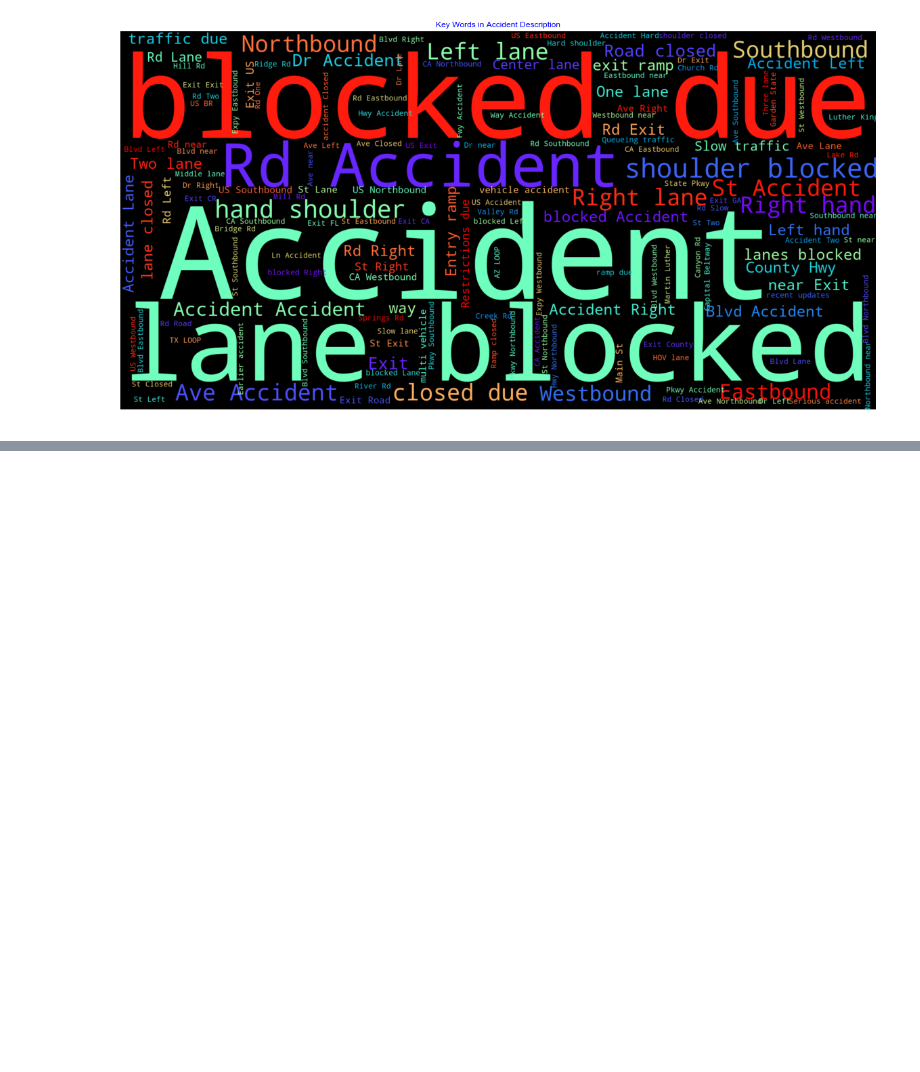
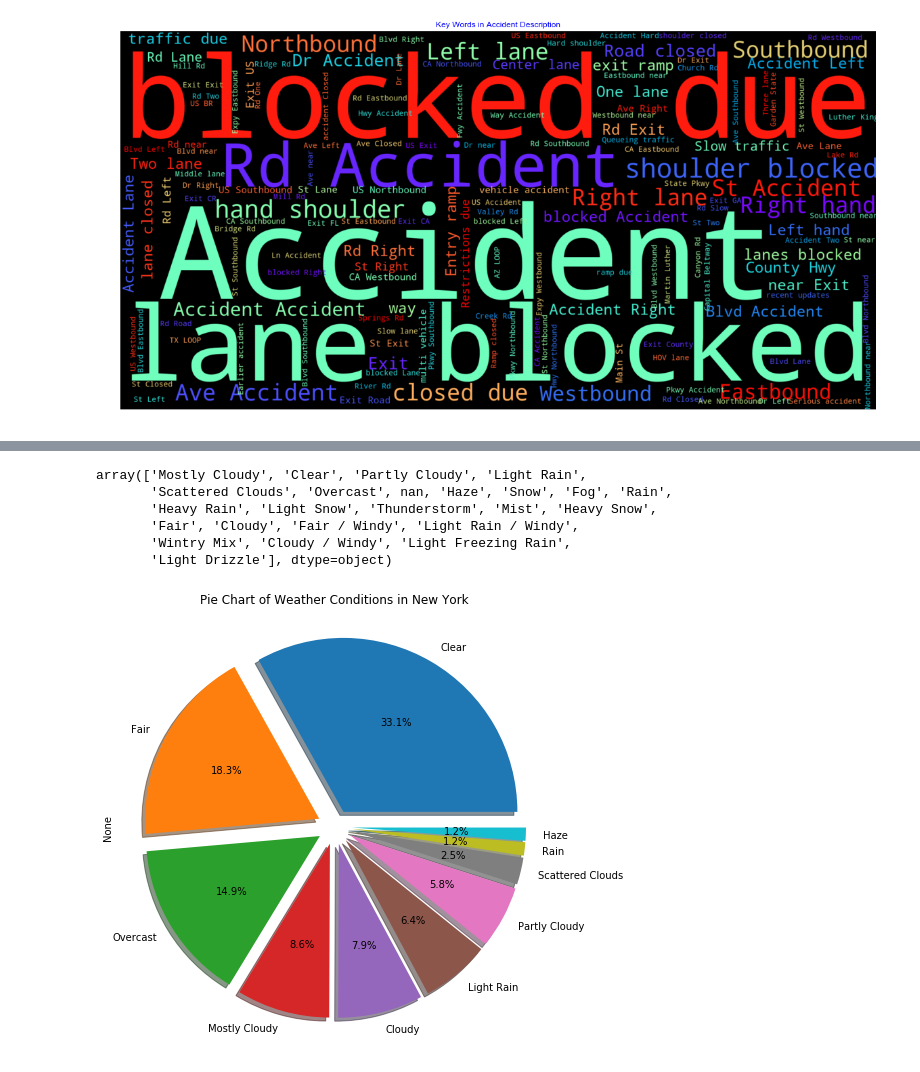
Before and after one commit to LuoDanqi/Capstone_Car_Accident, a Jupyter notebook: EDA/EDA_Traffic_Data.ipynb, the cells around one changed output, grey strips where cells are left out. Cells and saved outputs as stored; diff of their text form; code cells hidden in the pictures; blank space fills up the shorter version.

```diff
--- a/EDA/EDA_Traffic_Data.ipynb
+++ b/EDA/EDA_Traffic_Data.ipynb
@@ -370,0 +487,22 @@ plt.show()
+# %%
+# Need to label the conditions into different levels
+data_ny['Weather_Condition'].unique()
+# %% [output]
+array(['Mostly Cloudy', 'Clear', 'Partly Cloudy', 'Light Rain',
+       'Scattered Clouds', 'Overcast', nan, 'Haze', 'Snow', 'Fog', 'Rain',
+       'Heavy Rain', 'Light Snow', 'Thunderstorm', 'Mist', 'Heavy Snow',
+       'Fair', 'Cloudy', 'Fair / Windy', 'Light Rain / Windy',
+       'Wintry Mix', 'Cloudy / Windy', 'Light Freezing Rain',
+       'Light Drizzle'], dtype=object)
+# %%
+# Weather Condition for top 10 conditions
+plt.figure(figsize=(20,8))
+data_ny.groupby('Weather_Condition') \
+        .size() \
+        .sort_values(ascending = False) \
+        .iloc[:10] \
+        .plot.pie(explode=[0.1,0.1,0.1,0.1,0.1,0.1,0.1,0.1,0.1,0.1],autopct='%1.1f%%',shadow=True)
+plt.title("Pie Chart of Weather Conditions in New York")
+plt.ioff()
+# %% [output]
+[figure, added]
```
Also changed, not shown: parts of 12 cells of this notebook.
